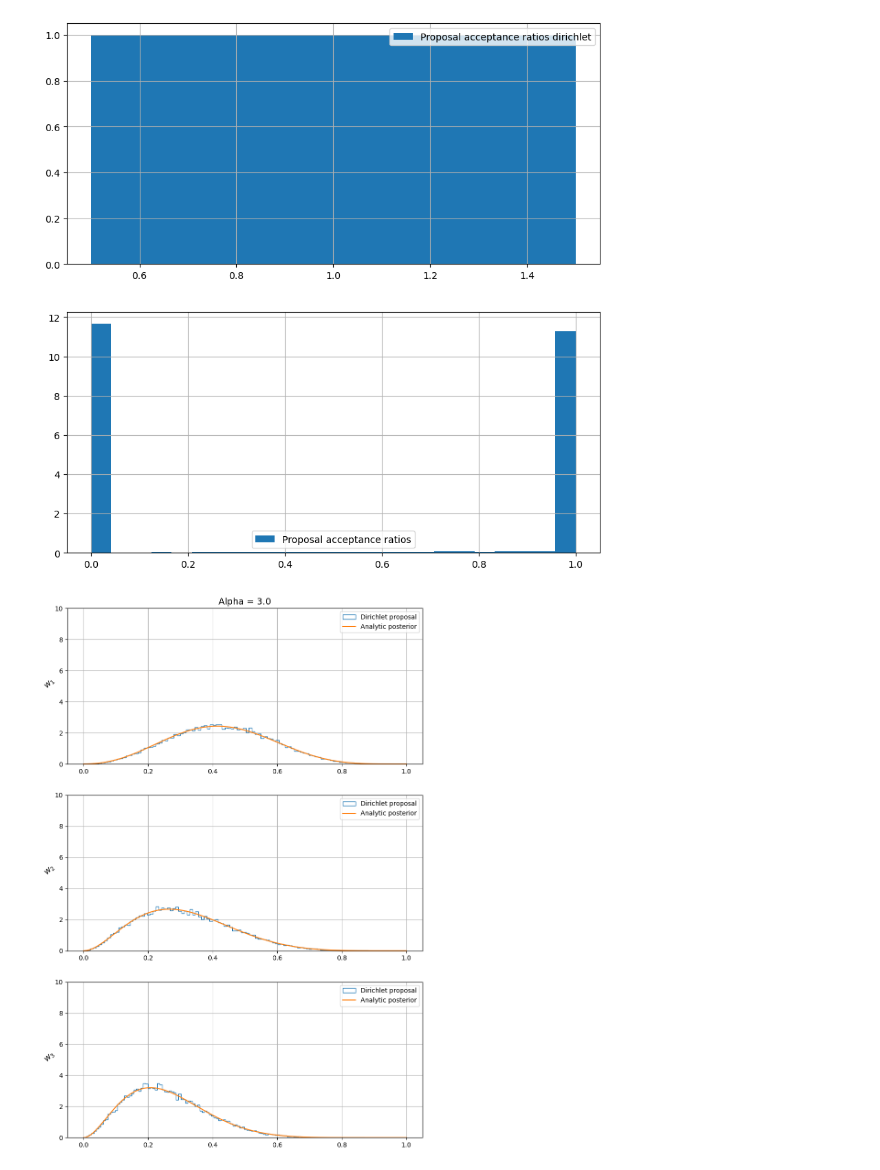
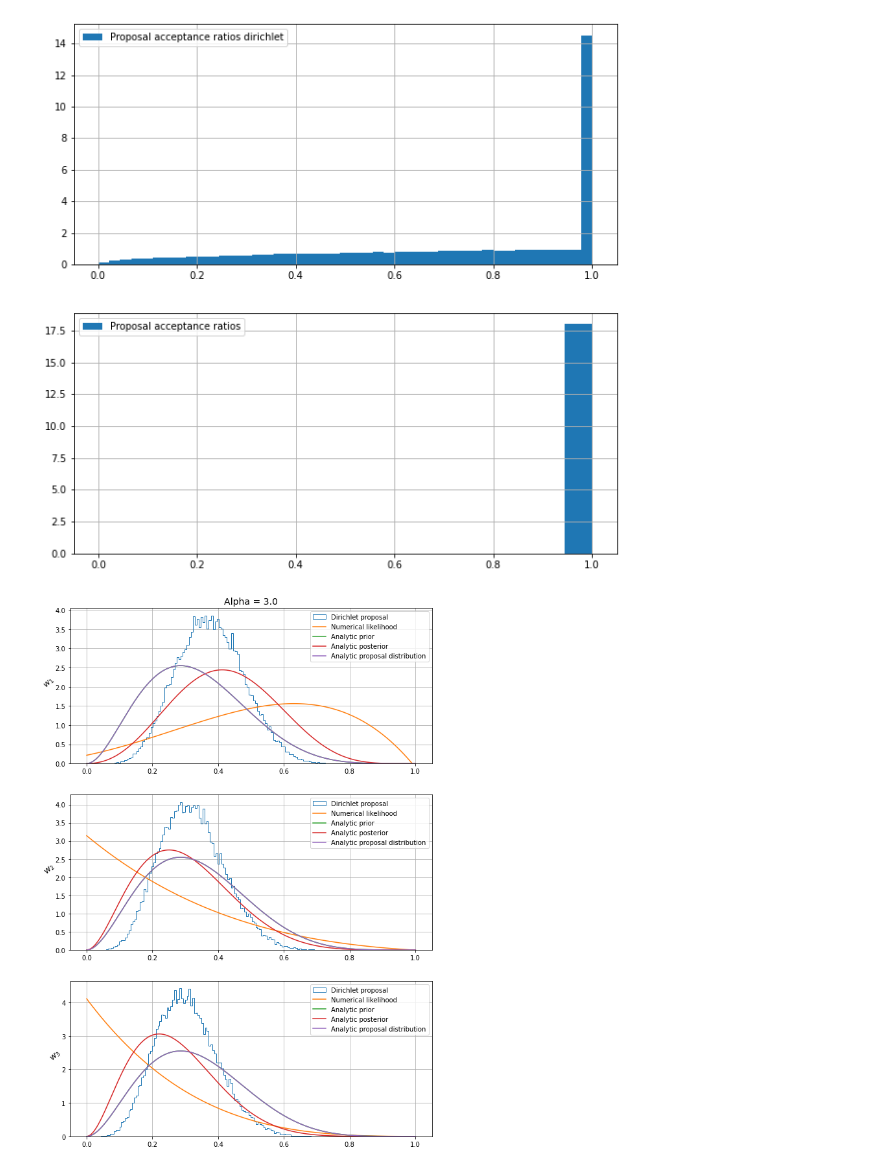
Before and after one commit to marcgrillo/dirichlet, a Jupyter notebook: notebook2.ipynb, the cells around one changed output. Drawn from its saved outputs; the diff is of its cells as text; code cells hidden in the pictures.

Commit message:
comparison alpha prop

```diff
--- a/notebook2.ipynb
+++ b/notebook2.ipynb
@@ -148,11 +181,12 @@ print(xt)
 # %%
 a = 3
 alpha = np.ones(n_pars)*a
-alpha_prop = np.ones(n_pars)
+a_prop = 3
+alpha_prop = np.ones(n_pars)*a_prop
 
 n = int(1e5)
 
-#samples, acp_probs_diri = sampling(n, xt, alpha, alpha_prop)
+samples, acp_probs_diri = sampling(n, xt, alpha, alpha_prop)
 eps = 1
 each = int(1e4)
-samples2, acp_probs = sampling2(n, xt, alpha, eps, each)
+#samples2, acp_probs = sampling2(n, xt, alpha, eps, each)
@@ -173,7 +201,7 @@ axs[1].legend()
 plt.show()
 plt.close()
 # %% [output]
-[figure, old version]
+[figure, new version]
 # %%
 anal_x = []
 anal = []
@@ -188,35 +216,53 @@ for i in range(n_pars):
     x,y = an_lik(i, 100, xt, alpha)
     anal_x2.append(x)
     anal2.append(y)
+
+anal_x3 = []
+anal3 = []
+for i in range(n_pars):
+    x,y = an_proposal(i, 100, xt, alpha_prop)
+    anal_x3.append(x)
+    anal3.append(y)
+
+anal_x4 = []
+anal4 = []
+for i in range(n_pars):
+    x,y = an_prior(i, 100, xt, alpha)
+    anal_x4.append(x)
+    anal4.append(y)
 # %%
 fig, axs = plt.subplots( n_pars, figsize = [10,15] )
 w = samples
 w2 = samples2[2000:]
 x = np.arange(0, len(w[0]))
 for i in range(n_pars):
     axs[i].hist(np.transpose(w)[i], bins = 'auto', histtype='step', density = True, label = 'Dirichlet proposal')
     #axs[i].hist(np.transpose(w2)[i], bins = 'auto', density = True, label = 'RW proposal')
     axs[i].set_ylabel(f'$w_{i+1}$', rotation = 45, size = '13')
     #axs[i].plot(anal_x[i], anal[i], label = 'Numerical posterior')
-    #axs[i].plot(anal_x2[i], anal2[i], label = 'Numerical likelihood')
+    axs[i].plot(anal_x2[i], anal2[i], label = 'Numerical likelihood')
+    #axs[i].plot(anal_x4[i], anal4[i], label = 'Numerical prior')
+    axs[i].plot(np.linspace(0,1,1000), beta.pdf(np.linspace(0,1,1000), alpha[i], np.sum(alpha)-alpha[i]), label = 'Analytic prior')
     if i == 0 :
         xx = np.linspace(1e-6,1,1000)
         axs[i].plot(xx, w1_post(xx, alpha, xt), label = 'Analytic posterior')
     if i == 1 :
         xx = np.linspace(1e-6,1,1000)
         axs[i].plot(xx, w2_post(xx, alpha, xt), label = 'Analytic posterior')
     if i == 2 :
         xx = np.linspace(1e-6,1,1000)
         axs[i].plot(xx, w3_post(xx, alpha, xt), label = 'Analytic posterior')
+    #axs[i].plot(anal_x3[i], anal3[i], label = 'Numerical Proposal distribution')
+    axs[i].plot(np.linspace(0,1,1000), beta.pdf(np.linspace(0,1,1000), alpha_prop[i], np.sum(alpha_prop)-alpha_prop[i]), label = 'Analytic proposal distribution')
     axs[i].grid()
     axs[i].legend()
-    axs[i].set_ylim([0,10])
+    #axs[i].set_ylim([0,5])
 axs[0].set_title(f'Alpha = {alpha[0]}', size = 14)
-plt.savefig('Alpha'+str(alpha[0])+'_norm3.png')
+plt.savefig('alpha_prop/Alpha'+str(alpha[0])+'_prop'+str(alpha_prop[0])+'.png')
 plt.show()
 plt.close()
 # %% [output]
-[figure, old version]
+[figure, new version]
 # %%
 nn = 1000
 smp = samples
```
Also changed, not shown: parts of 4 cells of this notebook, 6 other files.
